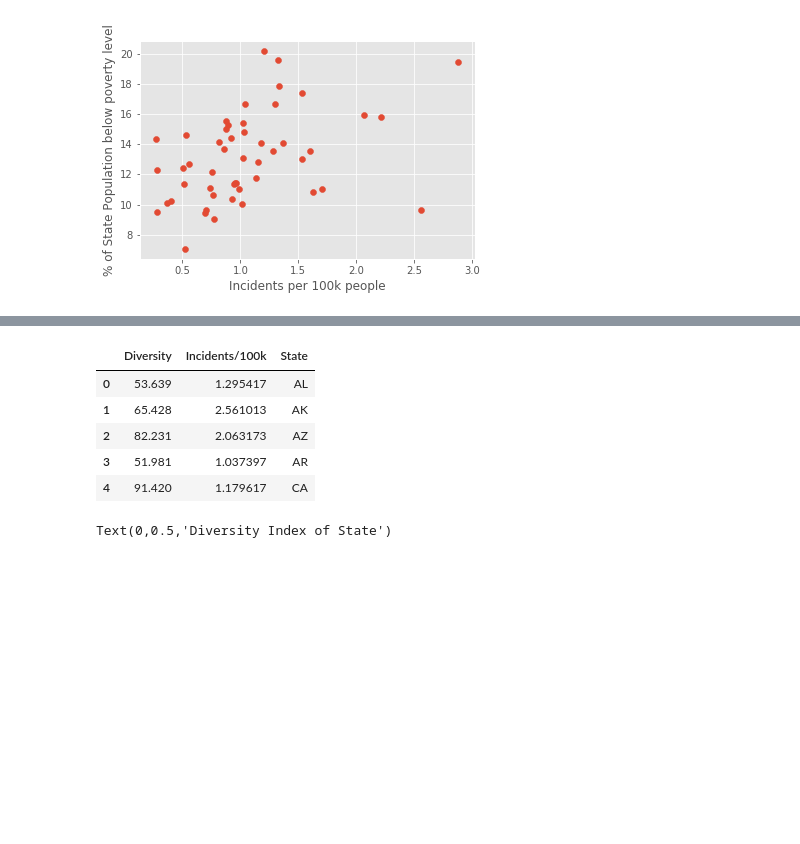
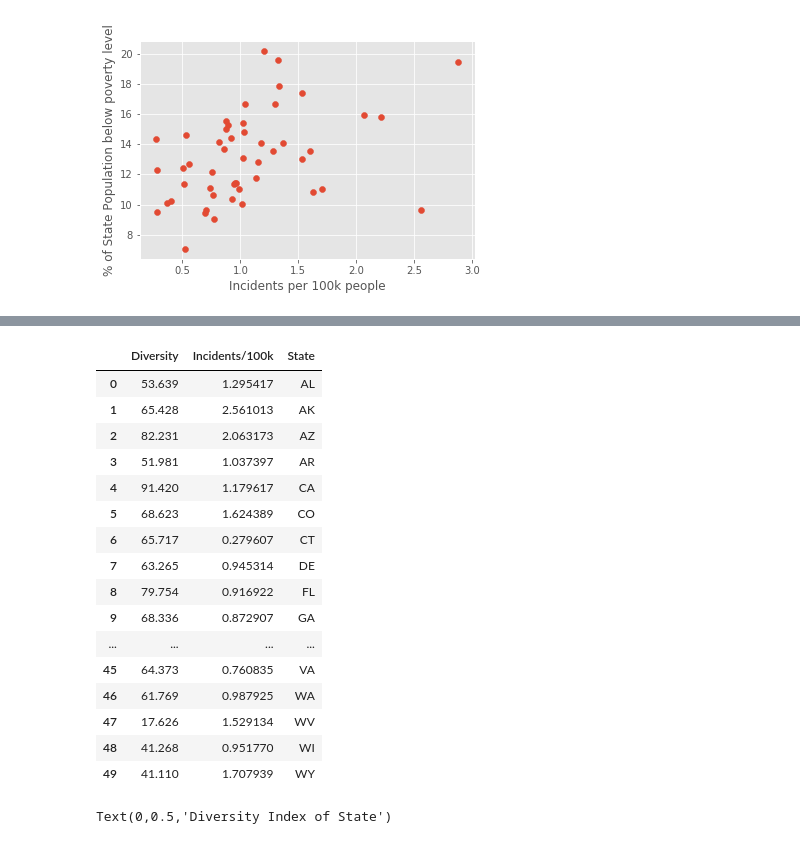
Before and after one commit to Sdailey40/CharlotteCrime, a Jupyter notebook: Project 1.ipynb, the cells around one changed output, grey strips where cells are left out. Cells and saved outputs as stored; diff of their text form; code cells hidden in the pictures; blank space fills up the shorter version.

```diff
--- a/Project 1.ipynb
+++ b/Project 1.ipynb
@@ -261,34 +259,45 @@ race_df["AI"] = race_df["American Indian and Alaska Native alone"].astype("int")
 race_df["A"] = race_df["Asian alone"].astype("int")
 race_df["PI"] = race_df["Native Hawaiian and Other Pacific Islander alone"].astype("int")
 race_df["H"] = race_df["Hispanic or Latino"].astype("int")
 race_df["NH"] = race_df["Not Hispanic or Latino"].astype("int")
 
 diversity_index=[]
 for index, row in race_df.iterrows():
     # convert totals to percentage of total pop
     row["W"]=row["W"]/row["TP"]
     row["B"]=row["B"]/row["TP"]
     row["AI"]=row["AI"]/row["TP"]
     row["A"]=row["A"]/row["TP"]
     row["PI"]=row["PI"]/row["TP"]
     row["H"]=row["H"]/row["TP"]
     row["NH"]=row["NH"]/row["TP"]
     #calculate index
     diversity_calc = (1-((row["W"]**2 + row["B"]**2 + row["AI"]**2 + row["A"]**2 + row["PI"]**2) *
                           (row["H"]**2 + row ["NH"]**2))) * 100
 
     diversity_index.append(diversity_calc)
 
 diversity_df=pd.DataFrame({"State":merged_poverty["state"],"Diversity":diversity_index, "Incidents/100k":merged_poverty["inc per 100k people"]})
 diversity_df["Diversity"]=diversity_df["Diversity"].round(3)
-diversity_df.head()
+diversity_df
 # %% [output]
 |  | Diversity | Incidents/100k | State |
 | 0 | 53.639 | 1.295417 | AL |
 | 1 | 65.428 | 2.561013 | AK |
 | 2 | 82.231 | 2.063173 | AZ |
 | 3 | 51.981 | 1.037397 | AR |
 | 4 | 91.420 | 1.179617 | CA |
+| 5 | 68.623 | 1.624389 | CO |
+| 6 | 65.717 | 0.279607 | CT |
+| 7 | 63.265 | 0.945314 | DE |
+| 8 | 79.754 | 0.916922 | FL |
+| 9 | 68.336 | 0.872907 | GA |
+| ... | ... | ... | ... |
+| 45 | 64.373 | 0.760835 | VA |
+| 46 | 61.769 | 0.987925 | WA |
+| 47 | 17.626 | 1.529134 | WV |
+| 48 | 41.268 | 0.951770 | WI |
+| 49 | 41.110 | 1.707939 | WY |
 # %%
 plt.scatter(diversity_df["Incidents/100k"], diversity_df["Diversity"])
 plt.xlabel("Incidents per 100k people")
```
Also changed, not shown: parts of 2 cells of this notebook.
